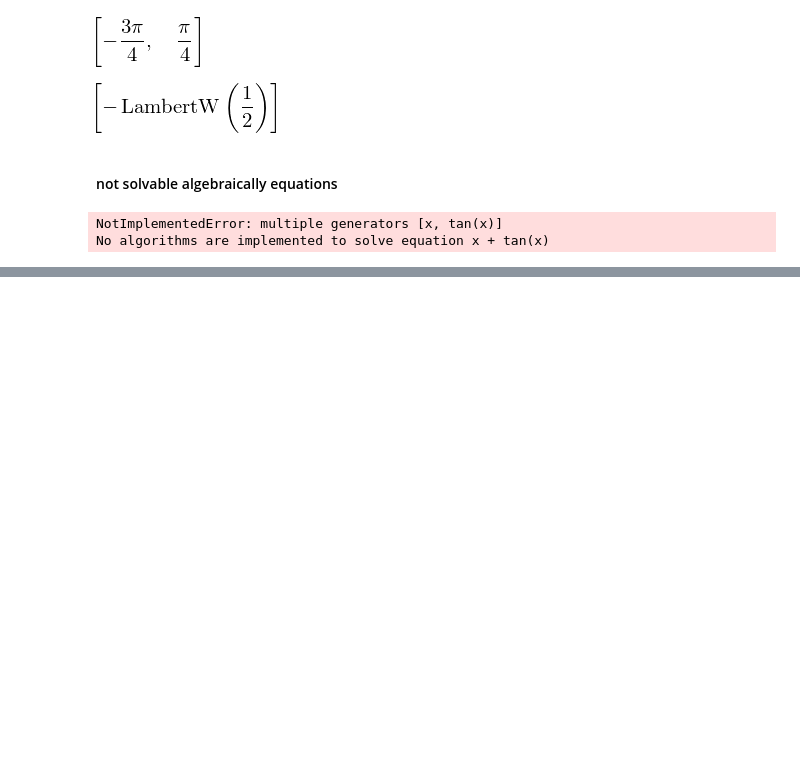
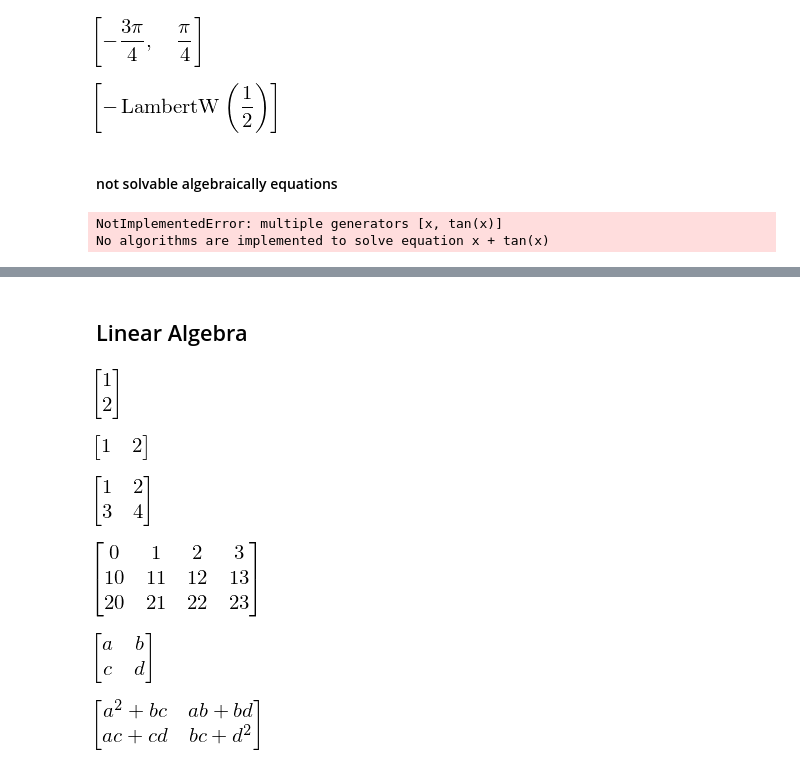
Before and after one commit to Ziaeemehr/workshop_scripting, a Jupyter notebook: codes/02_sympy/00_jupyter.ipynb, the cells around one changed output, grey strips where cells are left out. Saved outputs shown, nothing was run; the diff lists cells and outputs as text; code cells hidden in the pictures; blank space fills up the shorter version.

```diff
--- a/codes/02_sympy/00_jupyter.ipynb
+++ b/codes/02_sympy/00_jupyter.ipynb
@@ -423,0 +449,28 @@ sympy.solve([eq1, eq2], [x, y],dict=True)
+# %% [markdown]
+## Linear Algebra
+# %%
+sympy.Matrix([1,2])
+# %% [output]
+[figure, added]
+# %%
+sympy.Matrix([[1,2]])
+# %% [output]
+[figure, added]
+# %%
+sympy.Matrix([[1,2],[3,4]])
+# %% [output]
+[figure, added]
+# %%
+sp.Matrix(3,4,lambda m,n:10*m+n)
+# %% [output]
+[figure, added]
+# %%
+a,b,c,d = sp.symbols("a,b,c,d")
+M = sp.Matrix([[a,b],[c,d]])
+M
+# %% [output]
+[figure, added]
+# %%
+M*M
+# %% [output]
+[figure, added]
```
Also changed, not shown: parts of 17 cells of this notebook, 2 other files.
